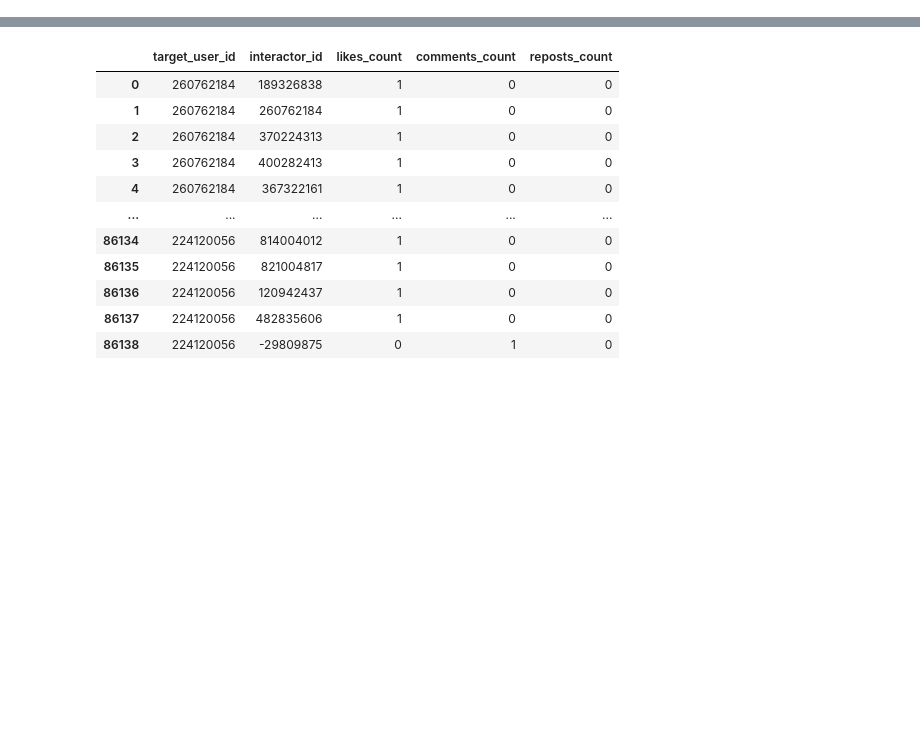
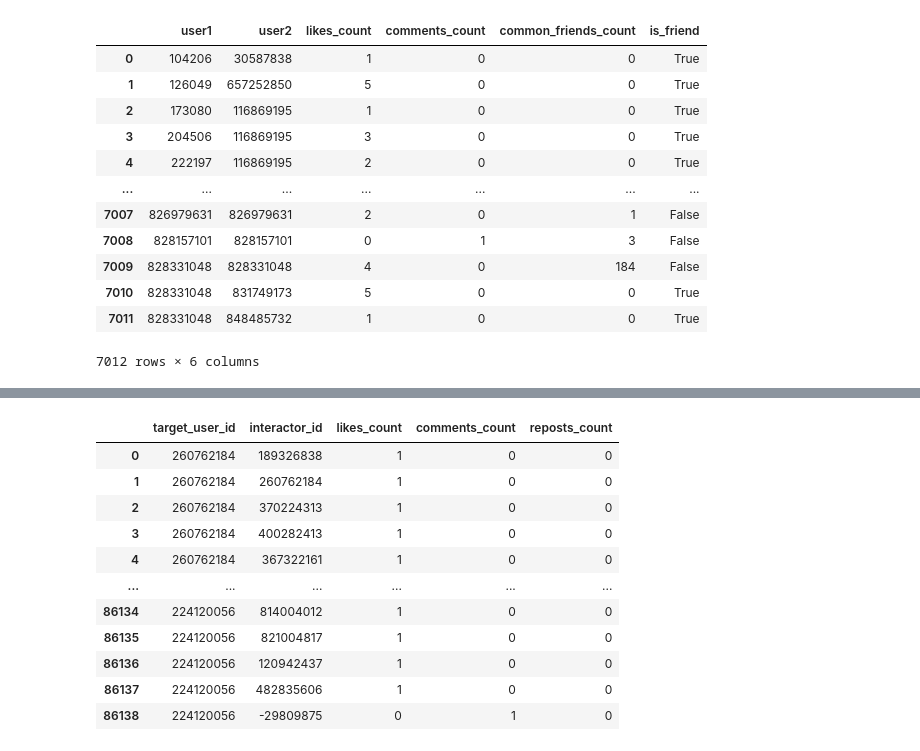
Before and after one commit to crewch/ai-labs, a Jupyter notebook: lab1/notebooks/data_preprocessing.ipynb, the cells around one changed output, grey strips where cells are left out. Cells and saved outputs as stored; diff of their text form; code cells hidden in the pictures; blank space fills up the shorter version.

```diff
--- a/lab1/notebooks/data_preprocessing.ipynb
+++ b/lab1/notebooks/data_preprocessing.ipynb
@@ -10,0 +15,19 @@ nodes = pd.json_normalize(json_file['people'])
+# %%
+friendship2 = pd.DataFrame(json_file['edges']).drop(columns=[2]).rename(columns={0: 'user_id', 1: 'friend_id'})
+# %%
+friendship_set = set(friendship2.apply(lambda row: frozenset([row['user_id'], row['friend_id']]), axis=1))
+
+
+def is_friend_pair(row):
+    pair = frozenset([row['target_user_id'], row['interactor_id']])
+    return pair in friendship_set
+
+
+edges2['is_friend'] = edges2.apply(is_friend_pair, axis=1)
+# %%
+valid_users = set(friendship2['user_id']) | set(friendship2['friend_id'])
+
+edges2= edges2[
+    edges2['target_user_id'].isin(valid_users) &
+    edges2['interactor_id'].isin(valid_users)
+].reset_index(drop=True)
@@ -10,0 +50,43 @@ nodes = pd.json_normalize(json_file['people'])
+# %%
+from collections import defaultdict
+
+friends_dict = defaultdict(set)
+for _, row in friendship2.iterrows():
+    friends_dict[row['user_id']].add(row['friend_id'])
+    friends_dict[row['friend_id']].add(row['user_id'])
+
+
+def count_common_friends(row):
+    u1 = row['target_user_id']
+    u2 = row['interactor_id']
+    return len(friends_dict[u1] & friends_dict[u2])
+
+
+edges2['common_friends_count'] = edges2.apply(count_common_friends, axis=1)
+
+edges2['user1'] = edges2[['target_user_id', 'interactor_id']].min(axis=1)
+edges2['user2'] = edges2[['target_user_id', 'interactor_id']].max(axis=1)
+aggregated = edges2.groupby(['user1', 'user2']).agg({
+    'likes_count': 'sum',
+    'comments_count': 'sum',
+    'common_friends_count': 'first',
+    'is_friend': 'max'
+}).reset_index()
+
+
+
+aggregated
+# %% [output]
+|  | user1 | user2 | likes_count | comments_count | common_friends_count | is_friend |
+| 0 | 104206 | 30587838 | 1 | 0 | 0 | True |
+| 1 | 126049 | 657252850 | 5 | 0 | 0 | True |
+| 2 | 173080 | 116869195 | 1 | 0 | 0 | True |
+| 3 | 204506 | 116869195 | 3 | 0 | 0 | True |
+| 4 | 222197 | 116869195 | 2 | 0 | 0 | True |
+| ... | ... | ... | ... | ... | ... | ... |
+| 7007 | 826979631 | 826979631 | 2 | 0 | 1 | False |
+| 7008 | 828157101 | 828157101 | 0 | 1 | 3 | False |
+| 7009 | 828331048 | 828331048 | 4 | 0 | 184 | False |
+| 7010 | 828331048 | 831749173 | 5 | 0 | 0 | True |
+| 7011 | 828331048 | 848485732 | 1 | 0 | 0 | True |
+7012 rows × 6 columns
```
Also changed, not shown: parts of 14 cells of this notebook, 14 other files.
